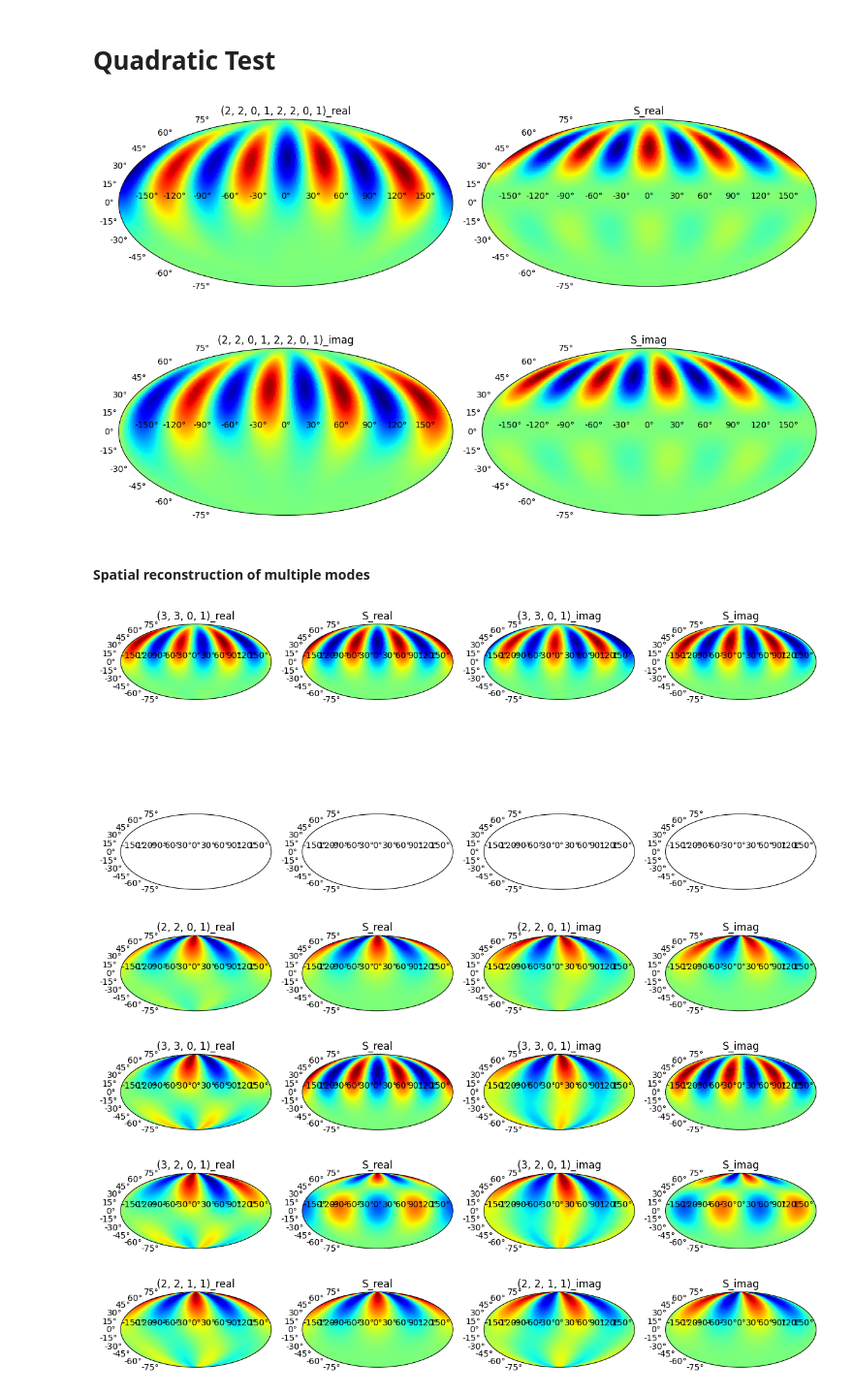
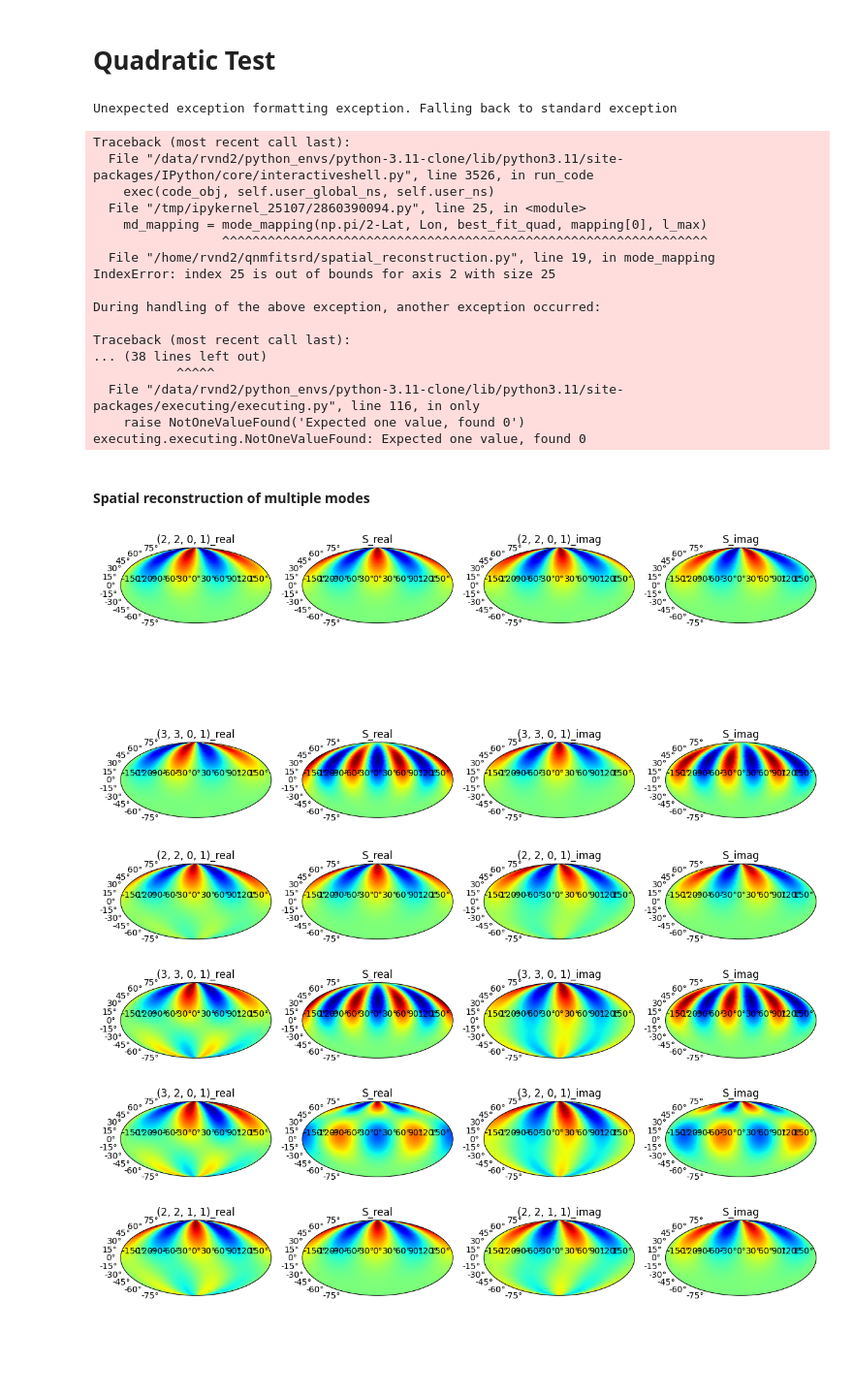
Before and after one commit to Richardvnd/qnmfitsrd, a Jupyter notebook: spatial_reconstruction_of_QNMs.ipynb, the cells around one changed output. Shown at 97% size. Saved outputs shown, nothing was run; the diff lists cells and outputs as text; code cells hidden in the pictures; blank space fills up the shorter version.

Commit message:
functioning multi-mode spatial reconstruction + spatial mismatch function + misc tests

```diff
--- a/spatial_reconstruction_of_QNMs.ipynb
+++ b/spatial_reconstruction_of_QNMs.ipynb
@@ -70,0 +77,35 @@ plt.show()
+# %%
+G = spheroidal(np.pi/2-Lat, Lon, map, l_max, sim.chif_mag)
+
+time_array = np.arange(-1, 1, 1)
+sm_list = []
+arg_list = []
+
+for time in time_array:
+   best_fit = qnmfits.mapping_multimode_ringdown_fit(sim.times,
+                                             sim.h,
+                                             modes=QNMs.copy(),
+                                             Mf=sim.Mf,
+                                             chif=sim.chif_mag,
+                                             t0=time,
+                                             mapping_modes=mapping,
+                                             spherical_modes=[(l,m) for l in np.arange(2, l_max+1)
+                                                               for m in np.arange(-l,l+1)])
+
+   F = mode_mapping(np.pi/2-Lat, Lon, best_fit, map, l_max)
+
+   sm, arg = spatial_mismatch(F, G, num_points=100)
+   sm_list.append(sm)
+   arg_list.append(arg)
+
+arg_list = [x / np.pi for x in arg_list]
+
+fig, axs = plt.subplots(nrows=2, ncols=1, figsize=(12,8), sharex=True)
+axs[0].plot(time_array, sm_list)
+axs[1].plot(time_array, arg_list)
+
+axs[0].set_ylabel('Spatial Mismatch')
+axs[1].set_xlabel('Time')
+axs[1].set_ylabel('Argument (π)')  # Modify the y-axis label
+
+plt.show()
@@ -72,6 +116,9 @@ plt.show()
 # Quadratic Test
 # %%
 mapping = [(2,2,0,1,2,2,0,1)]
+
+l_max = 4
+n_max = 7
 
 QNMs = [(lam,mu,n,p) for lam in np.arange(2, l_max+1)
                         for mu in np.arange(-lam, lam+1)
@@ -100,11 +147,28 @@ qnm_viz.plot_mapping_projection(mapping[0], md_mapping, expected)
 plt.tight_layout()
 plt.show()
 # %% [output]
-[figure, removed]
+Unexpected exception formatting exception. Falling back to standard exception
+Traceback (most recent call last):
+  File "/data/rvnd2/python_envs/python-3.11-clone/lib/python3.11/site-packages/IPython/core/interactiveshell.py", line 3526, in run_code
+    exec(code_obj, self.user_global_ns, self.user_ns)
+  File "/tmp/ipykernel_25107/2860390094.py", line 25, in <module>
+    md_mapping = mode_mapping(np.pi/2-Lat, Lon, best_fit_quad, mapping[0], l_max)
+                 ^^^^^^^^^^^^^^^^^^^^^^^^^^^^^^^^^^^^^^^^^^^^^^^^^^^^^^^^^^^^^^^^
+  File "/home/rvnd2/qnmfitsrd/spatial_reconstruction.py", line 19, in mode_mapping
+IndexError: index 25 is out of bounds for axis 2 with size 25
+
+During handling of the above exception, another exception occurred:
+
+Traceback (most recent call last):
+... (38 lines left out)
+           ^^^^^
+  File "/data/rvnd2/python_envs/python-3.11-clone/lib/python3.11/site-packages/executing/executing.py", line 116, in only
+    raise NotOneValueFound('Expected one value, found 0')
+executing.executing.NotOneValueFound: Expected one value, found 0
 # %% [markdown]
 #### Spatial reconstruction of multiple modes
 # %%
-mapping = [(3,3,0,1)]
+mapping = [(2,2,0,1), (3,3,0,1)]
 
 QNMs = [(lam,mu,n,p) for lam in np.arange(2, l_max+1)
                         for mu in np.arange(-lam, lam+1)
@@ -123,39 +187,39 @@ best_fit_multi = qnmfits.mapping_multimode_ringdown_fit(sim.times,
 # %%
 
 if len(mapping) == 1:
-   nrows =
+   nrows = 2
 else:
    nrows = len(mapping)
 
 fig, axs = plt.subplots(nrows=nrows, ncols=4,
                   subplot_kw={'projection': 'mollweide'},
                   figsize=(12,8))
 
 lon = np.linspace(-np.pi, np.pi, 200)
 lat = np.linspace(-np.pi/2, np.pi/2, 200)
 
 Lon, Lat = np.meshgrid(lon, lat)
 
 for i, mode in enumerate(mapping):
    F = mode_mapping(np.pi/2-Lat, Lon, best_fit_multi, mode, l_max)
    G = spheroidal(np.pi/2-Lat, Lon, mode, l_max, sim.chif_mag)
 
    axs[i, 0].title.set_text(str(mode)+'_real')
    axs[i, 0].pcolormesh(Lon, Lat, np.real(F), cmap=plt.cm.jet)
 
    axs[i, 1].title.set_text('S_real')
    axs[i, 1].pcolormesh(Lon, Lat, np.real(G), cmap=plt.cm.jet)
 
    axs[i, 2].title.set_text(str(mode)+'_imag')
    axs[i, 2].pcolormesh(Lon, Lat, np.imag(F), cmap=plt.cm.jet)
 
    axs[i, 3].title.set_text('S_imag')
    axs[i, 3].pcolormesh(Lon, Lat, np.imag(G), cmap=plt.cm.jet)
 
 plt.tight_layout()
 plt.show()
 # %% [output]
-[figure, old version]
+[figure, new version]
 # %%
 l_max = 3
 n_max = 3
```
Also changed, not shown: parts of 7 cells of this notebook, 9 other files.
